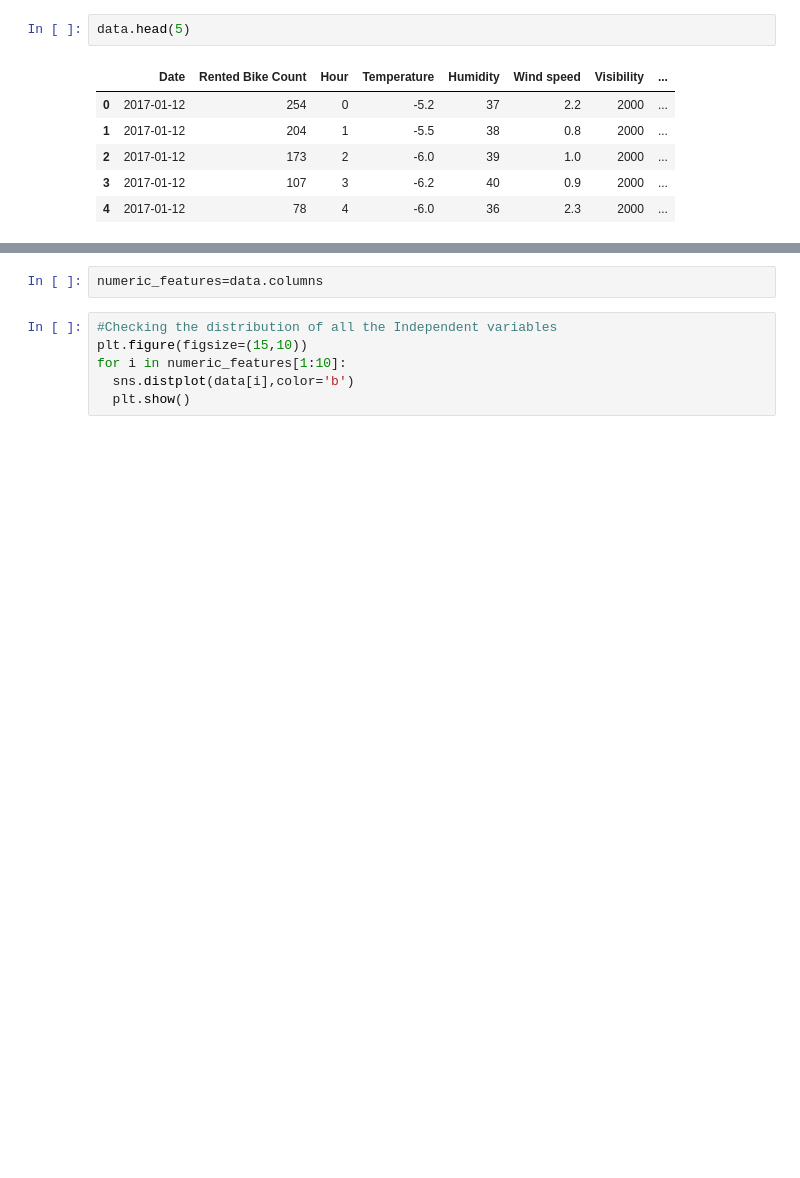
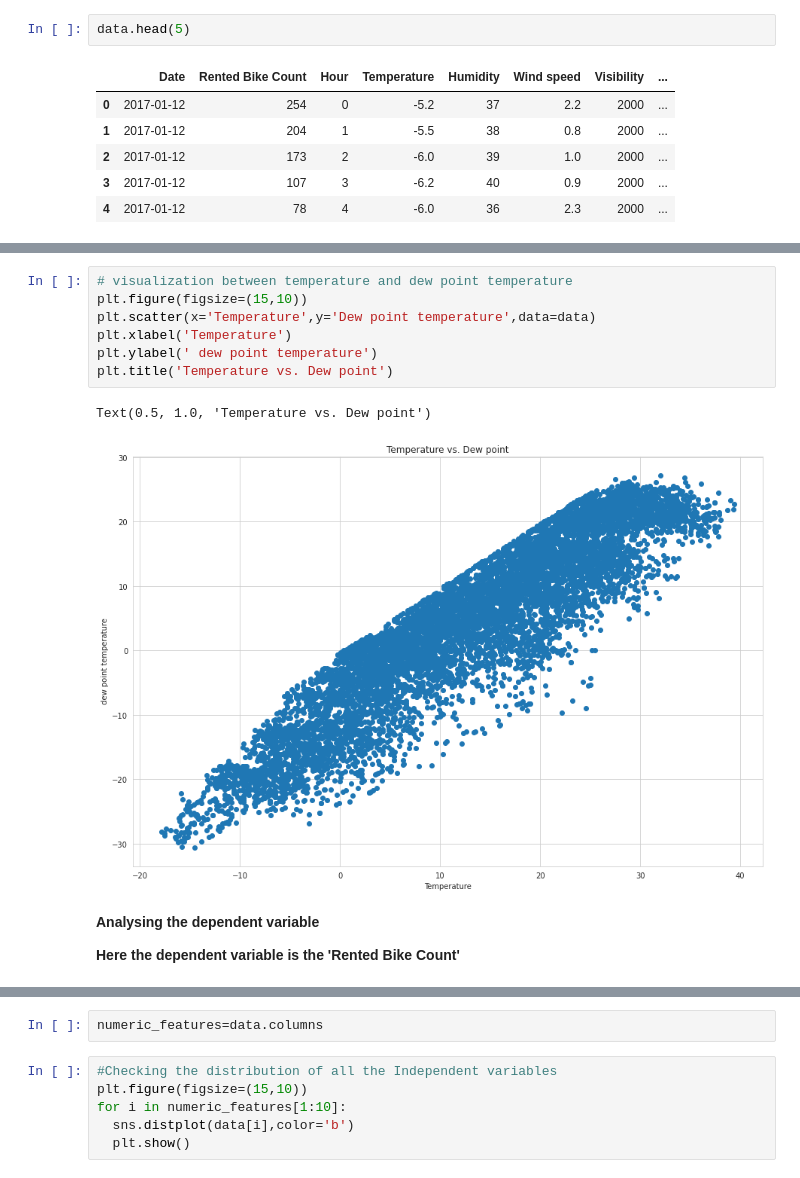
Before and after one commit to bharath967/Seoul-Bike-Sharing-Demand-Prediction, a Jupyter notebook: Bike_Sharing_Demand_Prediction_Capstone_Project.ipynb, the cells around one changed output, grey strips where cells are left out. Drawn from its saved outputs; the diff is of its cells as text; blank space fills up the shorter version.

```diff
--- a/Bike_Sharing_Demand_Prediction_Capstone_Project.ipynb
+++ b/Bike_Sharing_Demand_Prediction_Capstone_Project.ipynb
@@ -234 +244,15 @@ analysing the dependent variable
+# %%
+# visualization between temperature and dew point temperature
+plt.figure(figsize=(15,10))
+plt.scatter(x='Temperature',y='Dew point temperature',data=data)
+plt.xlabel('Temperature')
+plt.ylabel(' dew point temperature')
+plt.title('Temperature vs. Dew point')
+# %% [output]
+Text(0.5, 1.0, 'Temperature vs. Dew point')
+[figure, added]
+# %% [markdown]
+**Analysing the dependent variable**
+
+**Here the dependent variable is the 'Rented Bike Count'**
 # %%
```
Also changed, not shown: parts of 26 cells of this notebook.
